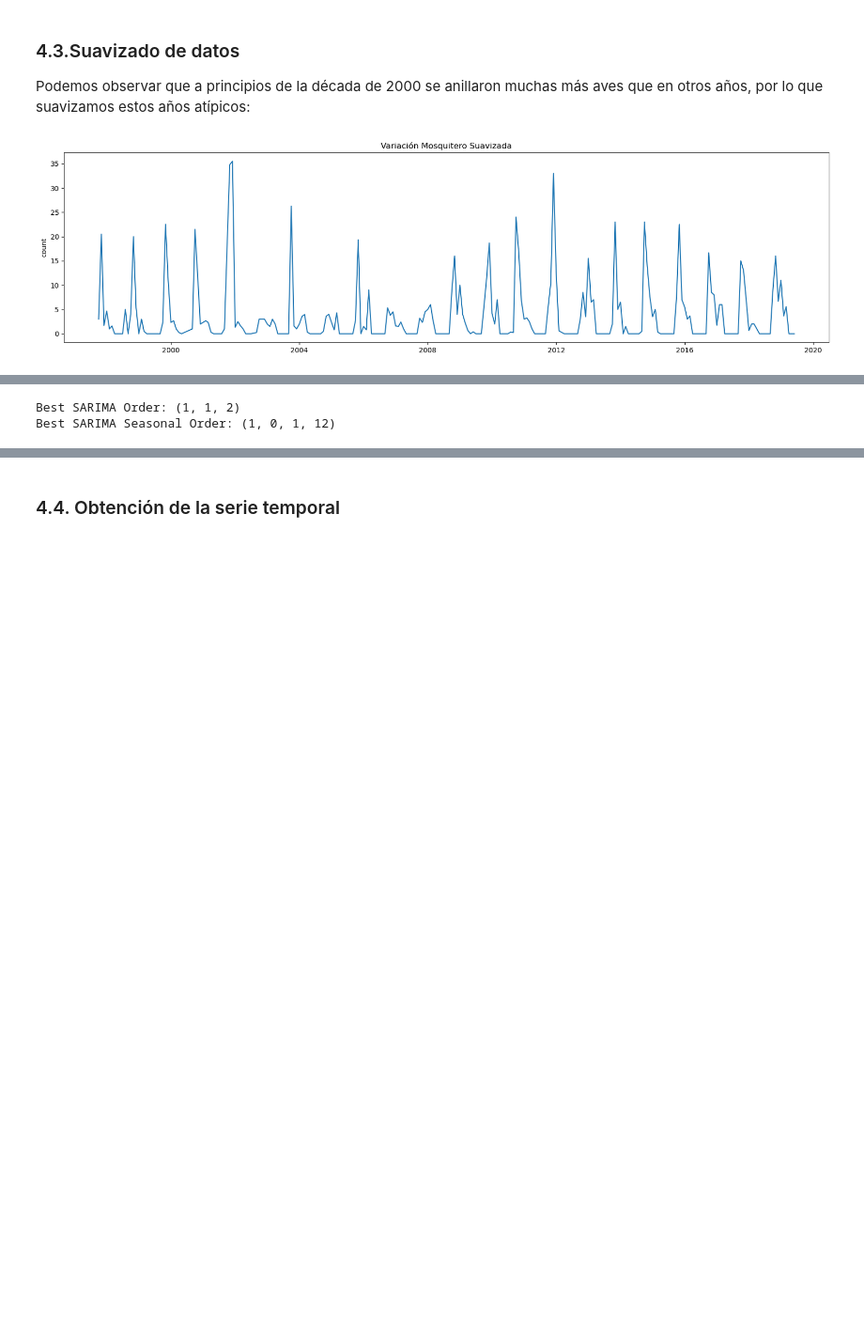
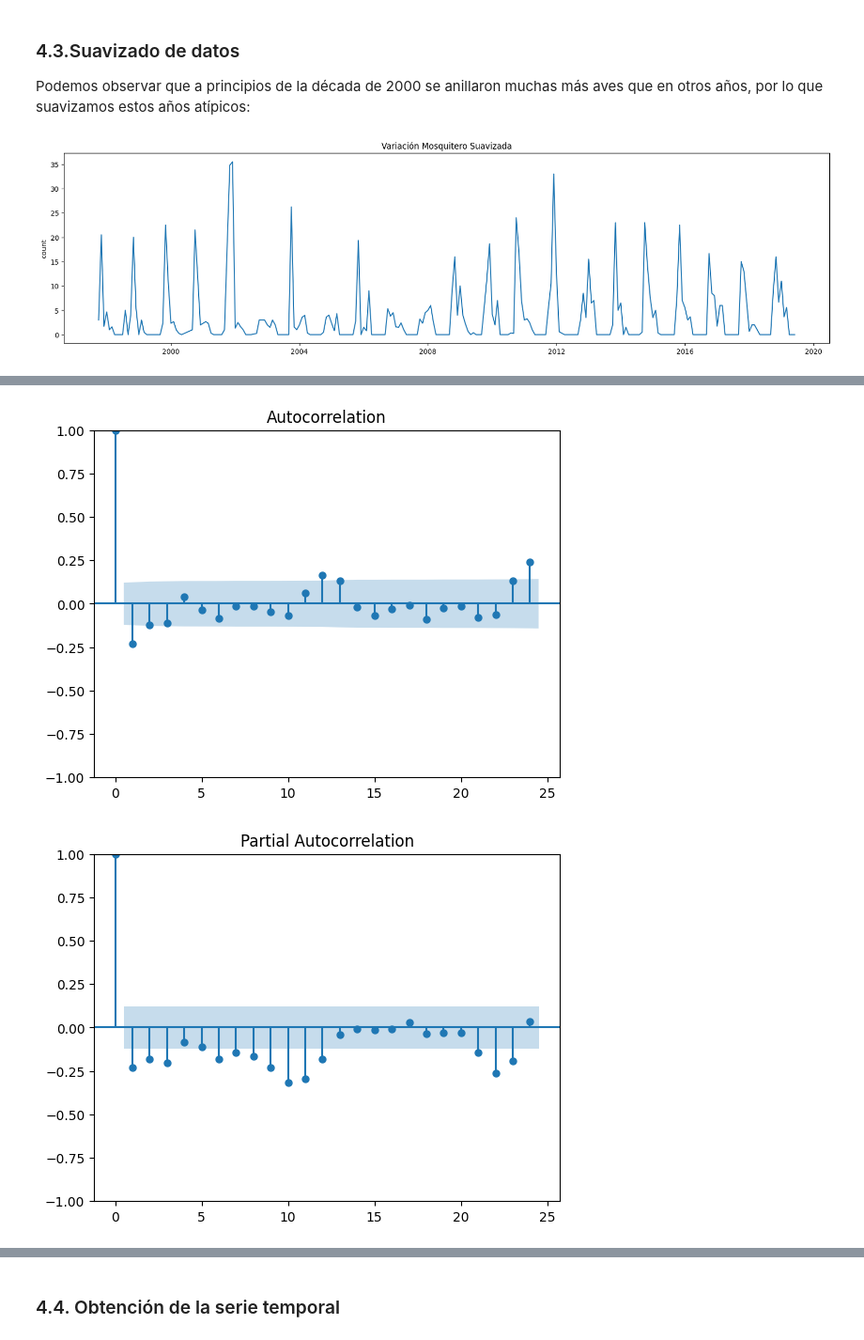
Before and after one commit to mckenned/mlProjectBirds, a Jupyter notebook: Entrega_Codigo.ipynb, the cells around one changed output, grey strips where cells are left out. Shown at 94% size. Cells and saved outputs as stored; diff of their text form; code cells hidden in the pictures; blank space fills up the shorter version.

```diff
--- a/Entrega_Codigo.ipynb
+++ b/Entrega_Codigo.ipynb
@@ -373,22 +358,31 @@ trazar(datos_smoothed['count'], title="Variación Mosquitero Suavizada")
+# %%
+# Determine the order of differencing
+diff = datos_smoothed['count'].diff().dropna()
+
+# Plot ACF and PACF to help determine the seasonal order
+plot_acf(diff, lags=24)
+plot_pacf(diff, lags=24)
+plt.show()
+# %% [output]
+[figure, added]
+[figure, added]
 # %%
 # optimizacion de parámetros
-from itertools import product
-from statsmodels.tsa.statespace.sarimax import SARIMAX
-import numpy as np
 
 # Parámetros a probar
-p_values = [0, 1, 2]
+p_values = [1, 2]
 d_values = [0, 1]
-q_values = [0, 1, 2]
-P_values = [0, 1, 2]
+q_values = [1, 2]
+P_values = [1, 2]
 D_values = [0, 1]
-Q_values = [0, 1, 2]
+Q_values = [1, 2]
 
 # Almacena los resultados y los criterios de evaluación
 best_aic = np.inf
 best_order = None
 best_seasonal_order = None
 
+# Grid Search
 # Itera sobre todas las combinaciones posibles
 for p, d, q, P, D, Q in product(p_values, d_values, q_values, P_values, D_values, Q_values):
     try:
@@ -406,14 +400,3 @@ for p, d, q, P, D, Q in product(p_values, d_values, q_values, P_values, D_values
 
     except Exception as e:
         continue
-
-# Muestra los mejores parámetros encontrados
-print(f"Best SARIMA Order: {best_order}")
-print(f"Best SARIMA Seasonal Order: {best_seasonal_order}")
-
-# Ajusta el modelo SARIMA con los mejores parámetros
-best_sarima_model = SARIMAX(datos_smoothed['count'], order=best_order, seasonal_order=best_seasonal_order)
-best_sarima_results = best_sarima_model.fit()
-# %% [output]
-Best SARIMA Order: (1, 1, 2)
-Best SARIMA Seasonal Order: (1, 0, 1, 12)
```
Also changed, not shown: parts of 20 cells of this notebook.
